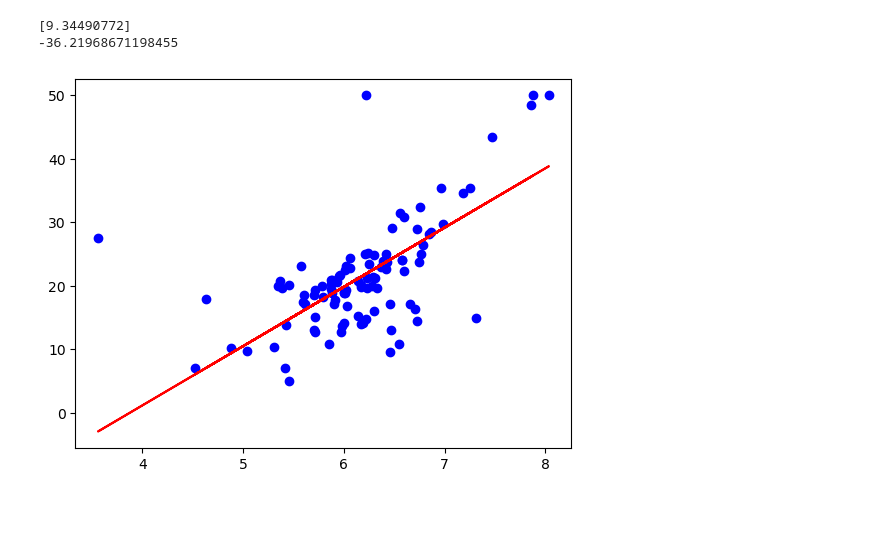
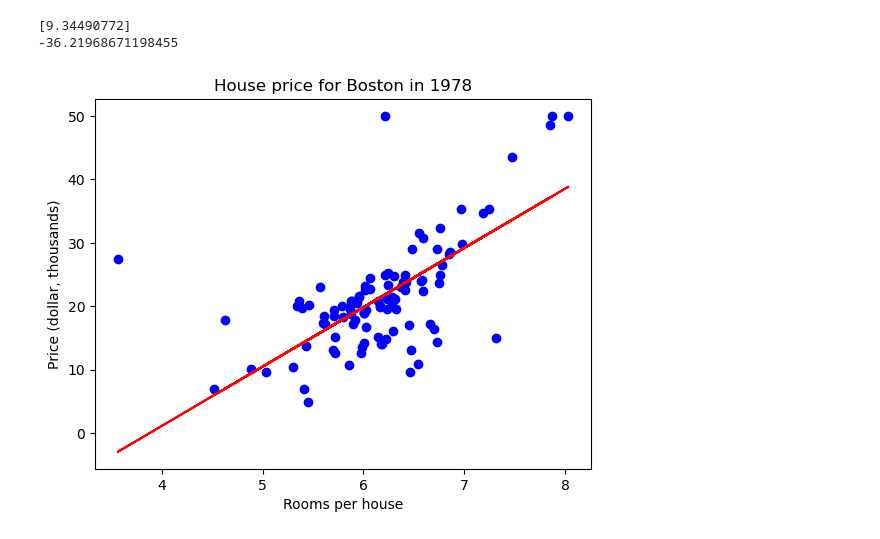
Before and after one commit to jpmckeown/ML-methods-demo, a Jupyter notebook: methods_demo.ipynb, the cells around one changed output. Cells and saved outputs as stored; diff of their text form; code cells hidden in the pictures; blank space fills up the shorter version.

```diff
--- a/methods_demo.ipynb
+++ b/methods_demo.ipynb
@@ -18,5 +23,5 @@ import seaborn as sns
 # %%
 # Corrected Boston Housing data by Bivand, Nowosad and Lovelace
 # https://jakubnowosad.com/spData/reference/boston.html
-df = pd.read_csv("boston_corrected.tsv", sep='\t', skiprows=9)
+dfo = pd.read_csv("boston_corrected.tsv", sep='\t', skiprows=9)
 # %%
@@ -46,3 +51,5 @@ Data columns (total 21 columns):
  20  LSTAT    506 non-null    float64
 dtypes: float64(14), int64(6), object(1)
 memory usage: 83.1+ KB
+# %%
+df = dfo.drop(['OBS.', 'LON', 'LAT', 'TRACT', 'TOWN', 'TOWN#', 'B', 'MEDV'], axis=1, inplace=False)
@@ -95,6 +125,9 @@ print(model.intercept_)
 # %%
 plt.scatter(X_test, y_test, color='blue')
 plt.plot(X_test, y_pred, color='red')
+plt.title("House price for Boston in 1978")
+plt.xlabel("Rooms per house")
+plt.ylabel("Price (dollar, thousands)")
 plt.show()
 # %% [output]
-[figure, old version]
+[figure, new version]
```
Also changed, not shown: parts of 26 cells of this notebook.
